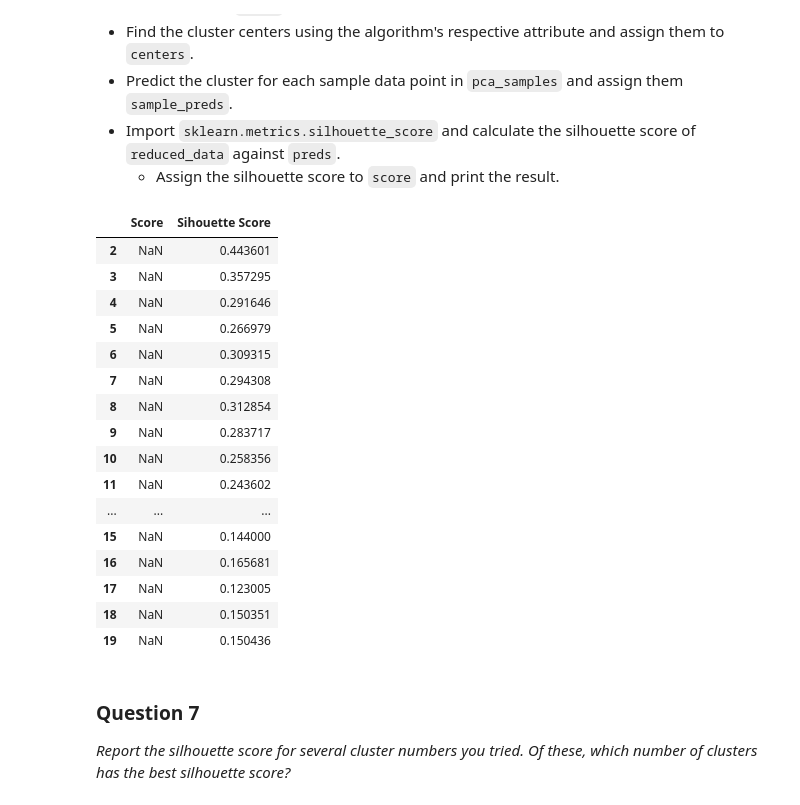
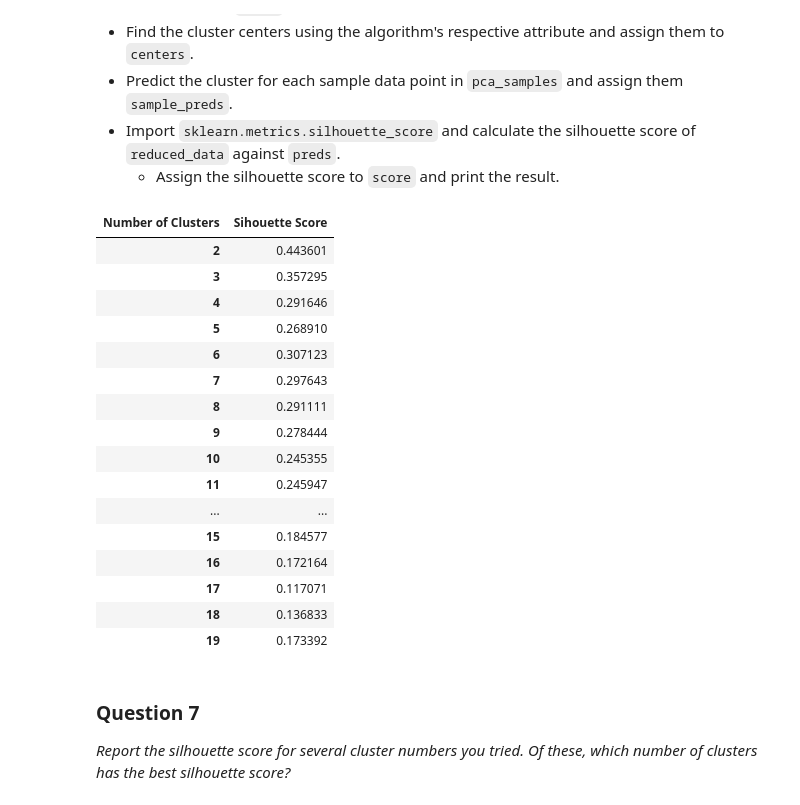
Before and after one commit to HuongIvyNguyen/udacity-machine-learning, a Jupyter notebook: project3/customer_segments.ipynb, the cells around one changed output. Saved outputs shown, nothing was run; the diff lists cells and outputs as text; code cells hidden in the pictures.

```diff
--- a/project3/customer_segments.ipynb
+++ b/project3/customer_segments.ipynb
@@ -444,51 +444,51 @@ In the code block below, you will need to implement the following:
 # %%
 import pandas as pd
 from sklearn.mixture import GMM
 from sklearn.metrics import silhouette_score
 
 def GMM_model(k):
     # TODO: Apply your clustering algorithm of choice to the reduced data
     clusterer = GMM(n_components=k)
     clusterer.fit(reduced_data)
 
     # TODO: Predict the cluster for each data point
     preds = clusterer.predict(reduced_data)
 
     # TODO: Find the cluster centers
     centers = clusterer.means_
 
     # TODO: Predict the cluster for each transformed sample data point
     sample_preds = clusterer.predict(pca_samples)
 
     # TODO: Calculate the mean silhouette coefficient for the number of clusters chosen
     score = silhouette_score(reduced_data, preds)
     return score
 
-results = pd.DataFrame(columns=['Score'])
+results = pd.DataFrame(columns=['Sihouette Score'])
 results.columns.name = 'Number of Clusters'
 for i in range(2, 20):
     score = GMM_model(i)
     results = results.append(pd.DataFrame([score], columns = ['Sihouette Score'], index=[i]))
 
 display(results)
 # %% [output]
-|  | Score | Sihouette Score |
-| 2 | NaN | 0.443601 |
-| 3 | NaN | 0.357295 |
-| 4 | NaN | 0.291646 |
-| 5 | NaN | 0.266979 |
-| 6 | NaN | 0.309315 |
-| 7 | NaN | 0.294308 |
-| 8 | NaN | 0.312854 |
-| 9 | NaN | 0.283717 |
-| 10 | NaN | 0.258356 |
-| 11 | NaN | 0.243602 |
-| ... | ... | ... |
-| 15 | NaN | 0.144000 |
-| 16 | NaN | 0.165681 |
-| 17 | NaN | 0.123005 |
-| 18 | NaN | 0.150351 |
-| 19 | NaN | 0.150436 |
+| Number of Clusters | Sihouette Score |
+| 2 | 0.443601 |
+| 3 | 0.357295 |
+| 4 | 0.291646 |
+| 5 | 0.268910 |
+| 6 | 0.307123 |
+| 7 | 0.297643 |
+| 8 | 0.291111 |
+| 9 | 0.278444 |
+| 10 | 0.245355 |
+| 11 | 0.245947 |
+| ... | ... |
+| 15 | 0.184577 |
+| 16 | 0.172164 |
+| 17 | 0.117071 |
+| 18 | 0.136833 |
+| 19 | 0.173392 |
 # %% [markdown]
 ### Question 7
 *Report the silhouette score for several cluster numbers you tried. Of these, which number of clusters has the best silhouette score?*
```
Also changed, not shown: parts of 4 cells of this notebook, 1 other file.
